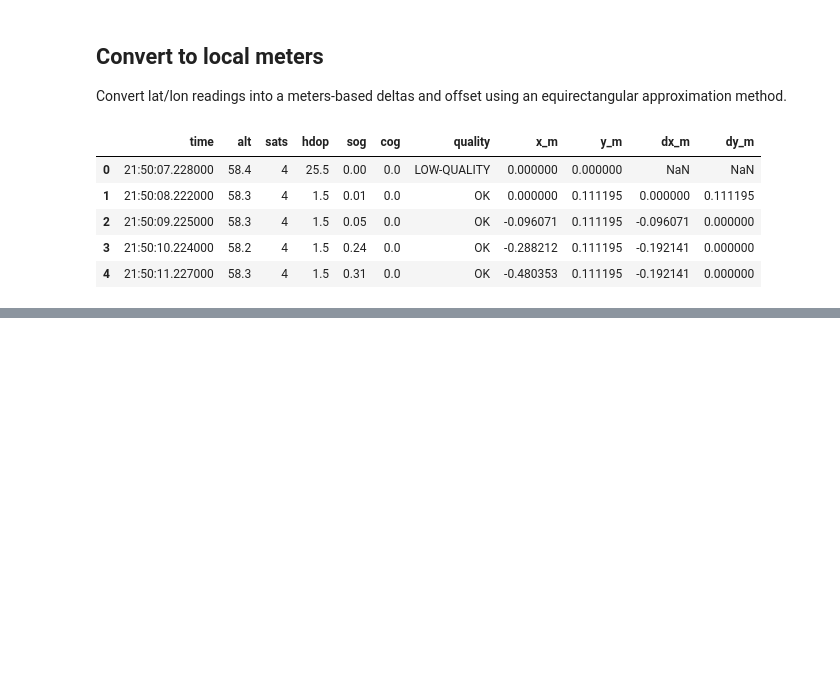
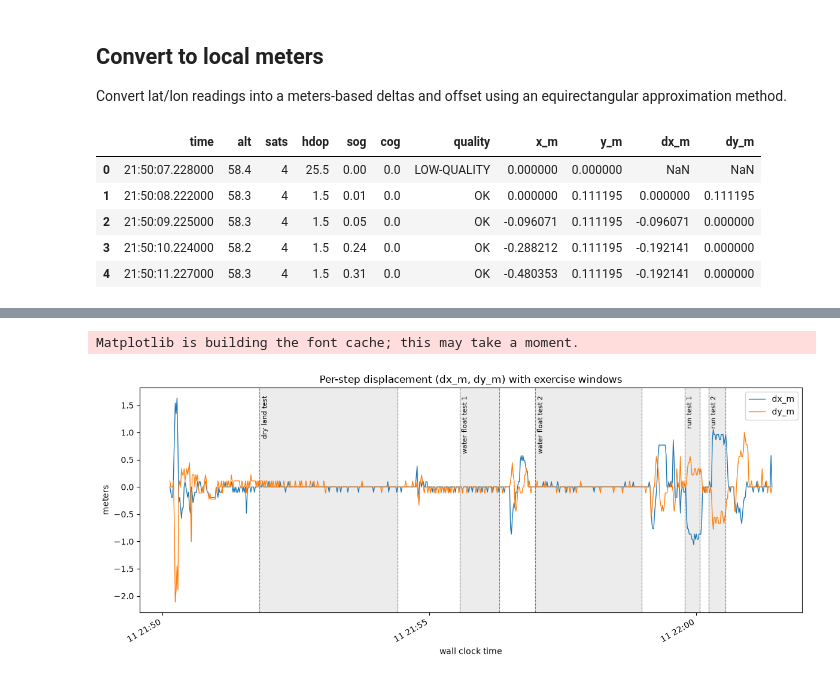
Before and after one commit to denispoperechny/audrey, a Jupyter notebook: missions/2_gps_precision_testing/data_analytics/analytics.ipynb, the cells around one changed output, grey strips where cells are left out. Drawn from its saved outputs; the diff is of its cells as text; code cells hidden in the pictures; blank space fills up the shorter version.

Commit message:
m2 time markers added

```diff
--- a/missions/2_gps_precision_testing/data_analytics/analytics.ipynb
+++ b/missions/2_gps_precision_testing/data_analytics/analytics.ipynb
@@ -70,0 +75,46 @@ df.head()
+# %%
+import json
+from datetime import date, datetime
+
+import matplotlib.pyplot as plt
+
+with open("input_data/time_markers.json") as f:
+    time_markers = json.load(f)
+
+# The GNSS log's HH:MM:SS.mmm timestamps carry no date either — reuse the
+# same date assumed for time_markers.json so both sources share one axis.
+log_date = date.fromisoformat(time_markers["metadata"]["log_started_at_wall_clock_time"][:10])
+df["datetime"] = df["time"].apply(lambda t: datetime.combine(log_date, t))
+
+fig, ax = plt.subplots(figsize=(12, 5))
+ax.plot(df["datetime"], df["dx_m"], label="dx_m", linewidth=1)
+ax.plot(df["datetime"], df["dy_m"], label="dy_m", linewidth=1)
+
+# Shade each exercise's start-stop window and label it.
+for exercise in time_markers["exercises"]:
+    start = datetime.fromisoformat(exercise["start"]["wall_clock_time"])
+    stop = datetime.fromisoformat(exercise["stop"]["wall_clock_time"])
+    ax.axvspan(start, stop, color="gray", alpha=0.15)
+    ax.axvline(start, color="gray", linestyle="--", linewidth=0.8)
+    ax.axvline(stop, color="gray", linestyle="--", linewidth=0.8)
+    ax.annotate(
+        exercise["name"],
+        xy=(start, ax.get_ylim()[1]),
+        xytext=(2, -10),
+        textcoords="offset points",
+        rotation=90,
+        va="top",
+        ha="left",
+        fontsize=8,
+    )
+
+ax.set_xlabel("wall clock time")
+ax.set_ylabel("meters")
+ax.set_title("Per-step displacement (dx_m, dy_m) with exercise windows")
+ax.legend(loc="upper right")
+fig.autofmt_xdate()
+fig.tight_layout()
+plt.show()
+# %% [output]
+Matplotlib is building the font cache; this may take a moment.
+[figure, added]
```
Also changed, not shown: parts of 1 cell of this notebook, 2 other files.
